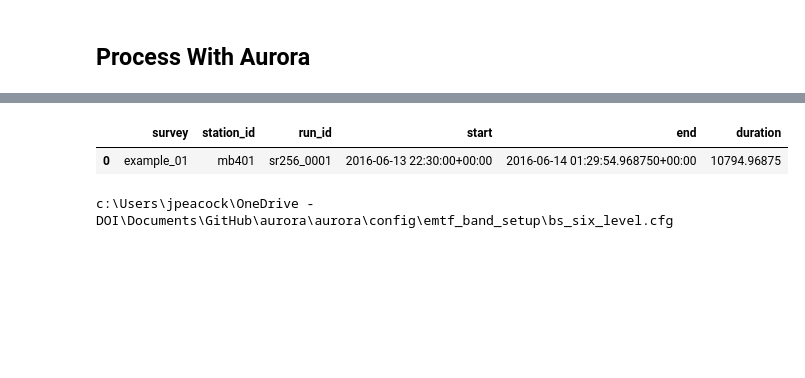
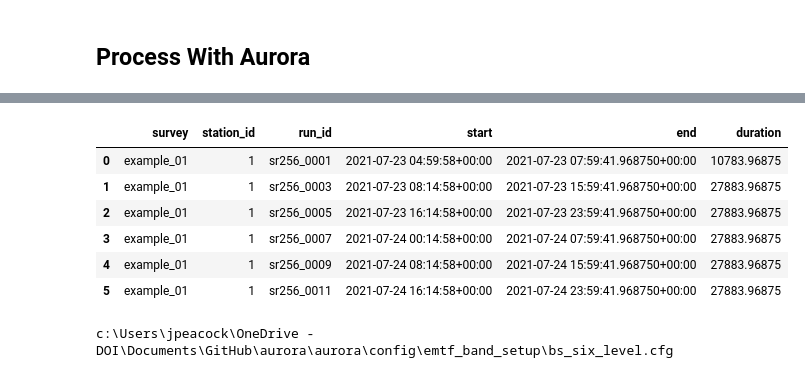
Before and after one commit to kujaku11/sandbox_scripts, a Jupyter notebook: aurora_processing_zen.ipynb, the cells around one changed output, grey strips where cells are left out. Cells and saved outputs as stored; diff of their text form; code cells hidden in the pictures; blank space fills up the shorter version.

```diff
--- a/aurora_processing_zen.ipynb
+++ b/aurora_processing_zen.ipynb
@@ -30,9 +27,10 @@ from mtpy import MT
 
 Set some important parameters up from so you don't have to search through the notebook.
 # %%
-station = "mb401"
-save_path = Path(r"c:\Users\jpeacock\OneDrive - DOI\MTData")
+station = "KAT001"
+save_path = Path(r"c:\Users\jpeacock\OneDrive - DOI\MTData\Katmai2021")
 mth5_path = save_path.joinpath(station, f"{station}_with_1s_run.h5")
+combine = True
 # %% [markdown]
 ## 1. Download data
 
@@ -107,4 +106,6 @@ The first step is to take an inventory of the data and organize the channels int
 # %%
 zc = Z3DCollection(save_path)
 runs = zc.get_runs(sample_rates=[4096, 1024, 256])
+# %%
+zen_station = list(runs.keys())[0]
 # %%
@@ -224,6 +229,6 @@ mth5_run_summary = RunSummary()
 mth5_run_summary.from_mth5s([mth5_path])
 run_summary = mth5_run_summary.clone()
 run_summary.add_duration()
-run_summary.df = run_summary.df[run_summary.df.sample_rate == 256]
+run_summary.df = run_summary.df[run_summary.df.sample_rate == 256].iloc[0:]
 run_summary.mini_summary
 # %% [output]
@@ -233,12 +244,17 @@ run_summary.mini_summary
 # %%
 kernel_dataset = KernelDataset()
-kernel_dataset.from_run_summary(run_summary, station)
-mimimum_run_duration = 100  # seconds
+kernel_dataset.from_run_summary(run_summary, zen_station)
+mimimum_run_duration = 3600  # seconds
 kernel_dataset.drop_runs_shorter_than(mimimum_run_duration)
 kernel_dataset.mini_summary
 # %% [output]
 |  | survey | station_id | run_id | start | end | duration |
-| 0 | example_01 | mb401 | sr256_0001 | 2016-06-13 22:30:00+00:00 | 2016-06-14 01:29:54.968750+00:00 | 10794.96875 |
+| 0 | example_01 | 1 | sr256_0001 | 2021-07-23 04:59:58+00:00 | 2021-07-23 07:59:41.968750+00:00 | 10783.96875 |
+| 1 | example_01 | 1 | sr256_0003 | 2021-07-23 08:14:58+00:00 | 2021-07-23 15:59:41.968750+00:00 | 27883.96875 |
+| 2 | example_01 | 1 | sr256_0005 | 2021-07-23 16:14:58+00:00 | 2021-07-23 23:59:41.968750+00:00 | 27883.96875 |
+| 3 | example_01 | 1 | sr256_0007 | 2021-07-24 00:14:58+00:00 | 2021-07-24 07:59:41.968750+00:00 | 27883.96875 |
+| 4 | example_01 | 1 | sr256_0009 | 2021-07-24 08:14:58+00:00 | 2021-07-24 15:59:41.968750+00:00 | 27883.96875 |
+| 5 | example_01 | 1 | sr256_0011 | 2021-07-24 16:14:58+00:00 | 2021-07-24 23:59:41.968750+00:00 | 27883.96875 |
 # %%
 cc = ConfigCreator()
 config = cc.create_from_kernel_dataset(
```
Also changed, not shown: parts of 17 cells of this notebook, 1 other file.
